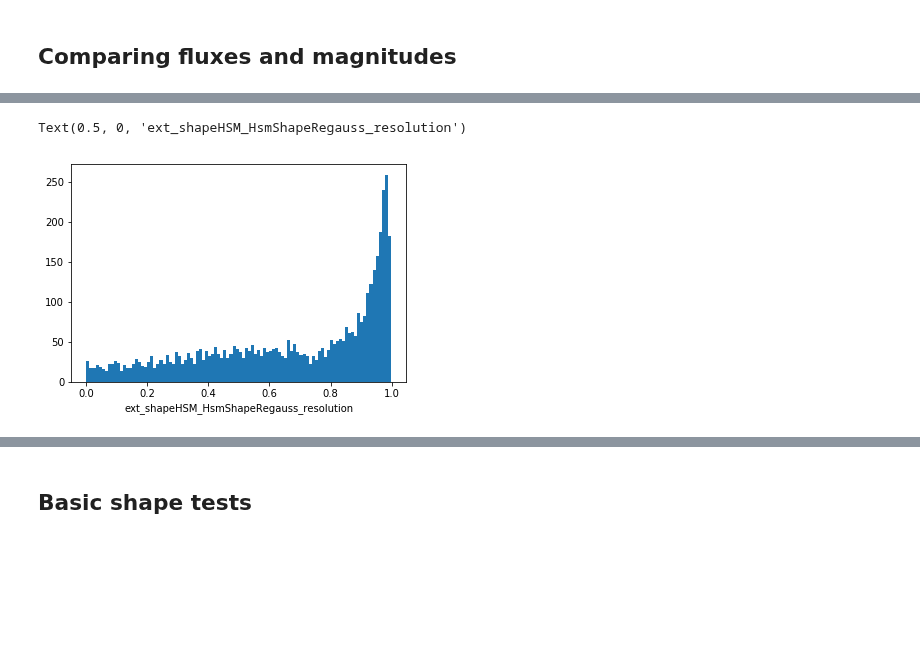
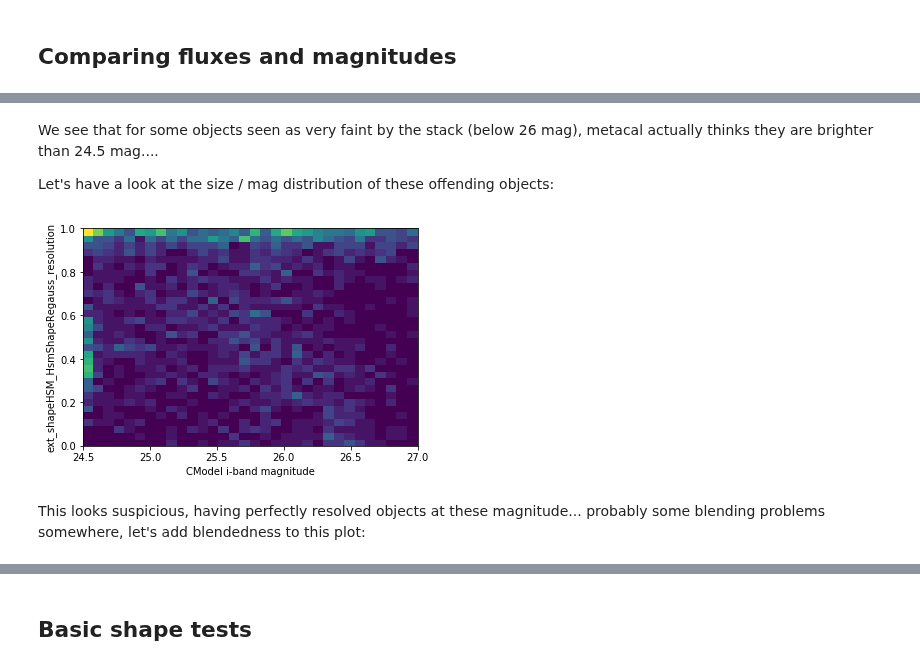
Before and after one commit to LSSTDESC/DC2-analysis, a Jupyter notebook: validation/Run_1.2i_metacal_tests.ipynb, the cells around one changed output, grey strips where cells are left out. Cells and saved outputs as stored; diff of their text form; code cells hidden in the pictures; blank space fills up the shorter version.

```diff
--- a/validation/Run_1.2i_metacal_tests.ipynb
+++ b/validation/Run_1.2i_metacal_tests.ipynb
@@ -96,7 +90,13 @@ xlabel('z-mag');
-# %%
-# Checking the size of these faint objects that metacal thinks are brigther than 24.5 mag
-hist(catalog['ext_shapeHSM_HsmShapeRegauss_resolution'][mask & (catalog['mag_i_cModel'] > 25)],100);
-xlabel('ext_shapeHSM_HsmShapeRegauss_resolution')
-# %% [output]
-Text(0.5, 0, 'ext_shapeHSM_HsmShapeRegauss_resolution')
-[figure, removed]
+# %% [markdown]
+We see that for some objects seen as very faint by the stack (below 26 mag), metacal actually thinks they are brighter than 24.5 mag....
+
+Let's have a look at the size / mag distribution of these offending objects:
+# %%
+mask = mask & (catalog['mag_i_cModel'] > 24.5)
+hist2d(catalog['mag_i_cModel'][mask], catalog['ext_shapeHSM_HsmShapeRegauss_resolution'][mask], 32,range=[[24.5,27], [0,1]]);
+xlabel('CModel i-band magnitude');
+ylabel('ext_shapeHSM_HsmShapeRegauss_resolution');
+# %% [output]
+[figure, added]
+# %% [markdown]
+This looks suspicious, having perfectly resolved objects at these magnitude... probably some blending problems somewhere, let's add blendedness to this plot:
```
Also changed, not shown: parts of 25 cells of this notebook.
